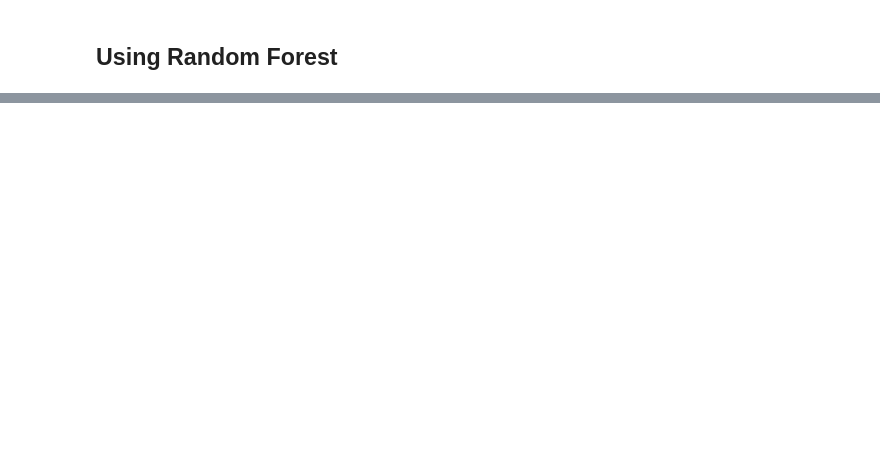
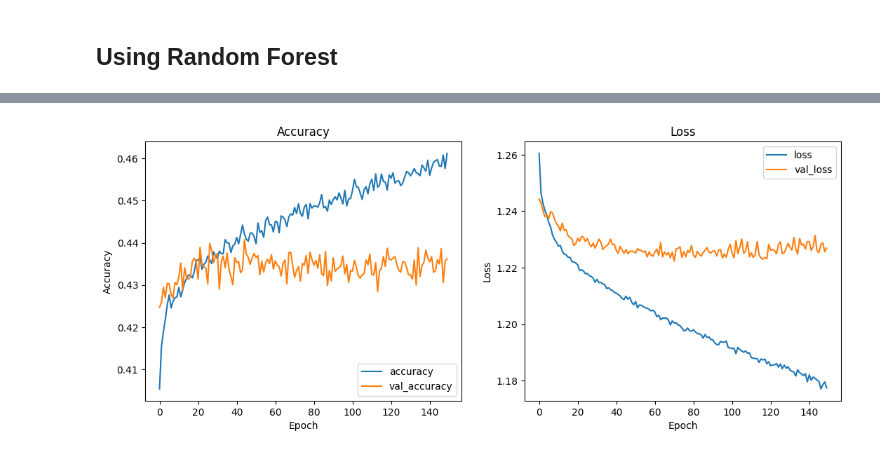
Before and after one commit to thehyperpineapple/IoT-Weather-Station, a Jupyter notebook: Data_Cleaning_and_Model_Development/notebooks/model_development.ipynb, the cells around one changed output, grey strips where cells are left out. Saved outputs shown, nothing was run; the diff lists cells and outputs as text; code cells hidden in the pictures; blank space fills up the shorter version.

Commit message:
feat: Created ML & DL Model

```diff
--- a/Data_Cleaning_and_Model_Development/notebooks/model_development.ipynb
+++ b/Data_Cleaning_and_Model_Development/notebooks/model_development.ipynb
@@ -336,0 +353,3 @@ Partly Cloudy       0.38      0.38      0.38      2394
+# %%
+x_train_reshaped = np.expand_dims(X_train_scaled, axis=2)
+x_test_reshaped = np.expand_dims(X_test_scaled, axis=2)
@@ -336,0 +365,19 @@ Partly Cloudy       0.38      0.38      0.38      2394
+# %%
+# Architecture 1: 64-64-128-3 Feed Forward Neural Network
+# Defining the ANN architecture
+model = tf.keras.models.Sequential()
+model.add(tf.keras.layers.Dense(64, activation='relu', input_dim=input_dimension))
+model.add(tf.keras.layers.Dense(64, activation='relu'))
+model.add(tf.keras.layers.Dense(128, activation='relu'))
+model.add(tf.keras.layers.Dropout(0.2))
+model.add(tf.keras.layers.Flatten())
+model.add(tf.keras.layers.Dense(num_classes, activation='softmax'))
+# Model Compilation
+model.compile(optimizer=tf.keras.optimizers.Adam(learning_rate=learning_rate),
+              loss='categorical_crossentropy',
+              metrics=['accuracy'])
+# Stopping early to avoid overfitting
+stop_callback = myCallback()
+# %%
+# Training
+history = model.fit(x_train_reshaped, y_train_encoded, epochs=epochs, batch_size=batch_size, validation_data=(x_test_reshaped, y_test_encoded), callbacks=[stop_callback])
@@ -336,0 +402,23 @@ Partly Cloudy       0.38      0.38      0.38      2394
+# %%
+# Plotting training and testing curves
+default_size = plt.rcParams['figure.figsize']
+fig = plt.figure(figsize=[default_size[0] * 2, default_size[1]])
+
+fig.add_subplot(1, 2, 1)
+plt.plot(history.history['accuracy'], label = 'accuracy')          # Train accuracy (blue)
+plt.plot(history.history['val_accuracy'], label = 'val_accuracy')  # Valid accuracy (orange)
+plt.xlabel('Epoch')
+plt.ylabel('Accuracy')
+plt.title('Accuracy')
+plt.legend(loc='lower right')
+
+fig.add_subplot(1, 2, 2)
+plt.plot(history.history['loss'], label='loss')          # Train loss (blue)
+plt.plot(history.history['val_loss'], label='val_loss')  # Valid loss (orange)
+plt.xlabel('Epoch')
+plt.ylabel('Loss')
+plt.title('Loss')
+plt.legend(loc='upper right')
+plt.show()
+# %% [output]
+[figure, added]
```
Also changed, not shown: parts of 41 cells of this notebook, 1 other file.
